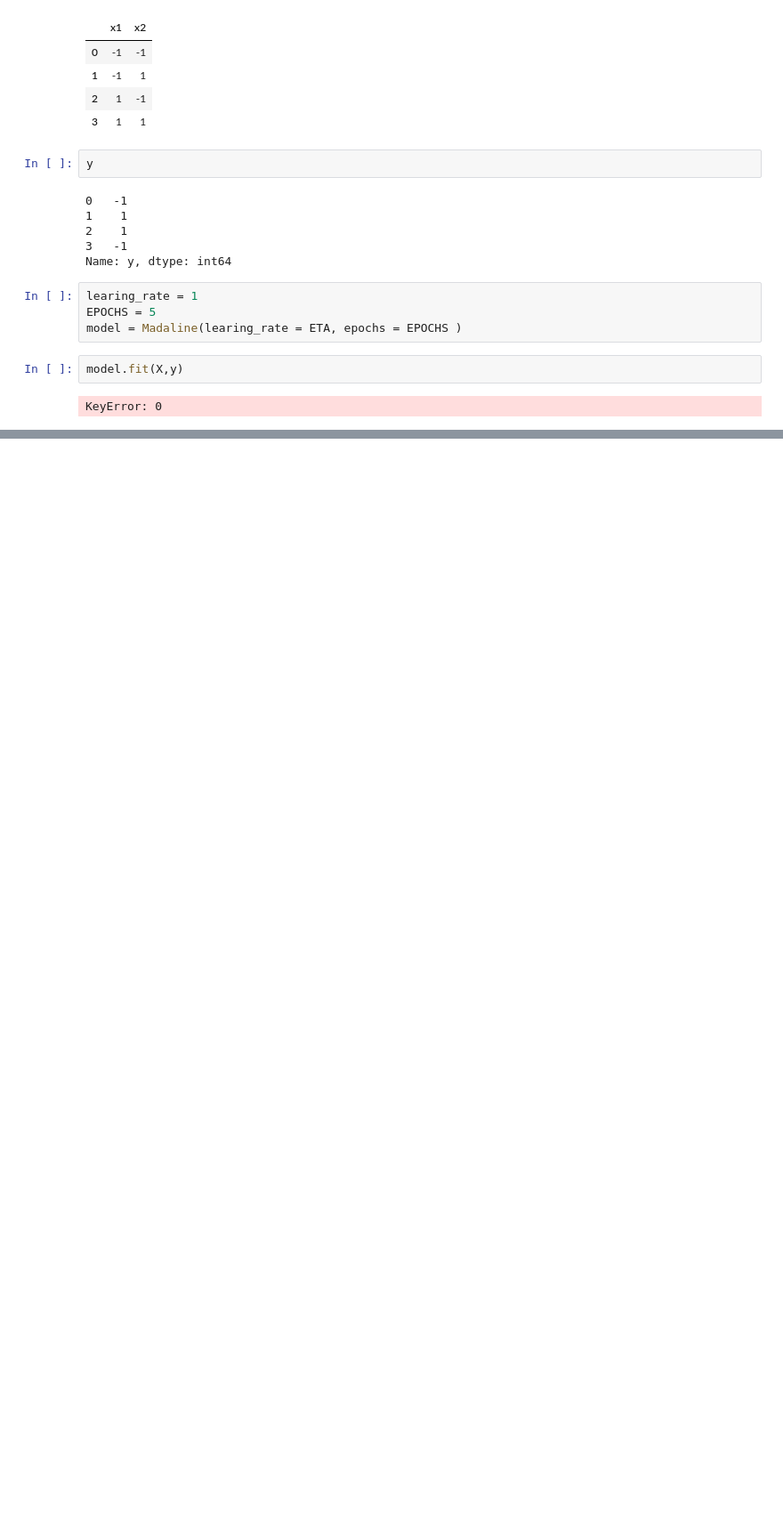
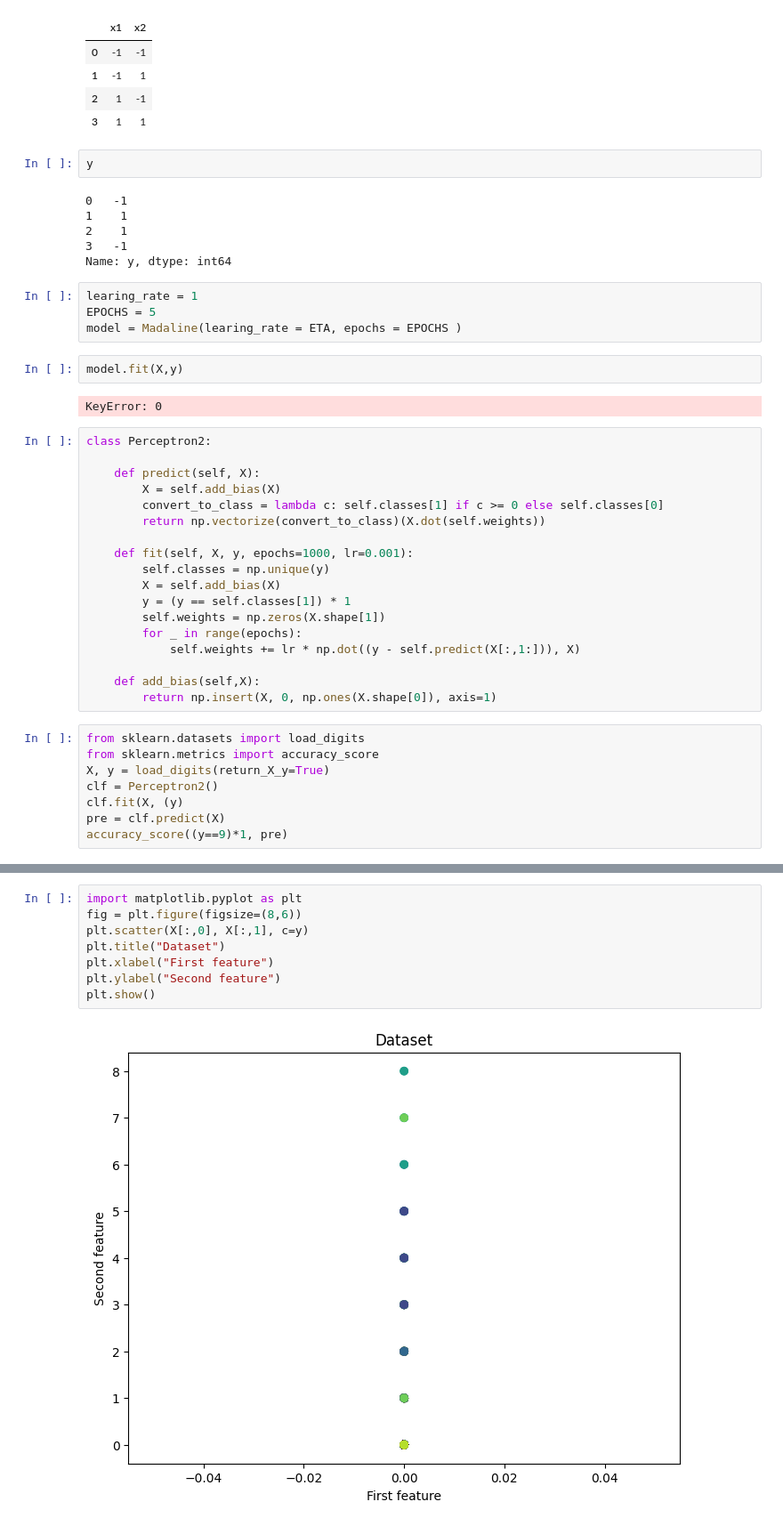
Before and after one commit to syedsajjadaskari/Deep-Learing, a Jupyter notebook: LabAssignment/2139484_LAB2.ipynb, the cells around one changed output, grey strips where cells are left out. Shown at 89% size. Drawn from its saved outputs; the diff is of its cells as text; blank space fills up the shorter version.

Commit message:
add multi layer perceptron

```diff
--- a/LabAssignment/2139484_LAB2.ipynb
+++ b/LabAssignment/2139484_LAB2.ipynb
@@ -219,3 +219,29 @@ model = Madaline(learing_rate = ETA, epochs = EPOCHS )
 model.fit(X,y)
 # %% [output]
 KeyError: 0
+# %%
+class Perceptron2:
+
+    def predict(self, X):
+        X = self.add_bias(X)
+        convert_to_class = lambda c: self.classes[1] if c >= 0 else self.classes[0]
+        return np.vectorize(convert_to_class)(X.dot(self.weights))
+
+    def fit(self, X, y, epochs=1000, lr=0.001):
+        self.classes = np.unique(y)
+        X = self.add_bias(X)
+        y = (y == self.classes[1]) * 1
+        self.weights = np.zeros(X.shape[1])
+        for _ in range(epochs):
+            self.weights += lr * np.dot((y - self.predict(X[:,1:])), X)
+
+    def add_bias(self,X):
+        return np.insert(X, 0, np.ones(X.shape[0]), axis=1)
+# %%
+from sklearn.datasets import load_digits
+from sklearn.metrics import accuracy_score
+X, y = load_digits(return_X_y=True)
+clf = Perceptron2()
+clf.fit(X, (y)
+pre = clf.predict(X)
+accuracy_score((y==9)*1, pre)
@@ -221,0 +250,10 @@ KeyError: 0
+# %%
+import matplotlib.pyplot as plt
+fig = plt.figure(figsize=(8,6))
+plt.scatter(X[:,0], X[:,1], c=y)
+plt.title("Dataset")
+plt.xlabel("First feature")
+plt.ylabel("Second feature")
+plt.show()
+# %% [output]
+[figure, added]
```
Also changed, not shown: parts of 1 cell of this notebook, 2 other files.
